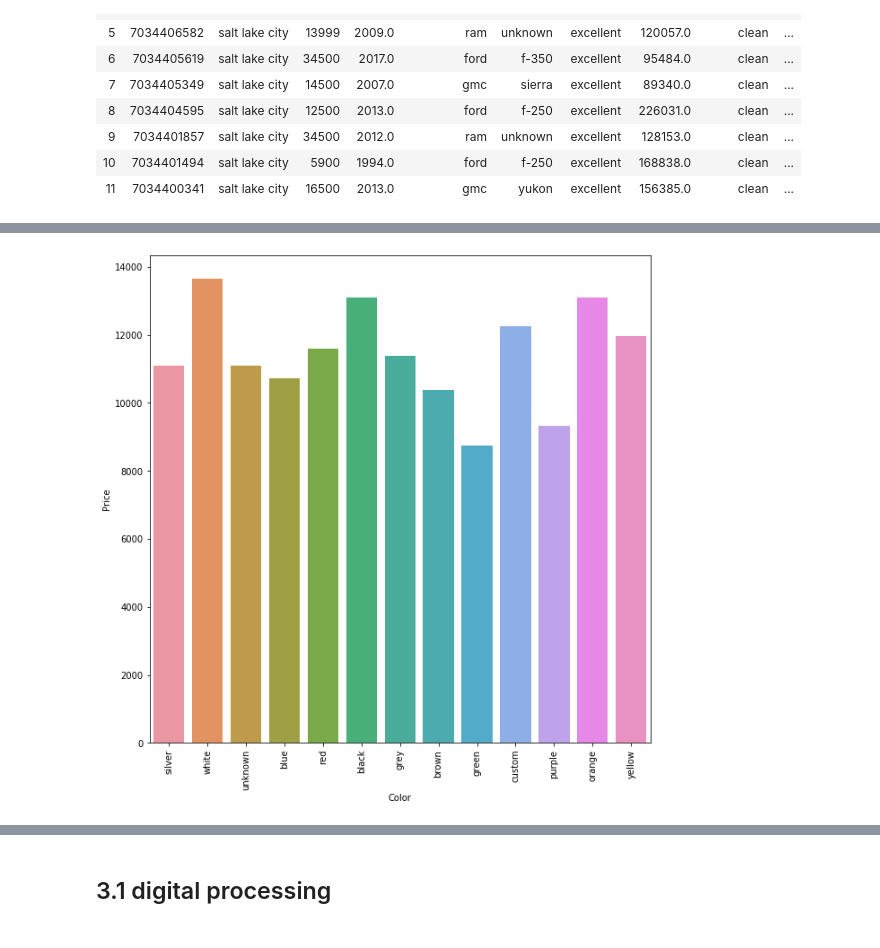
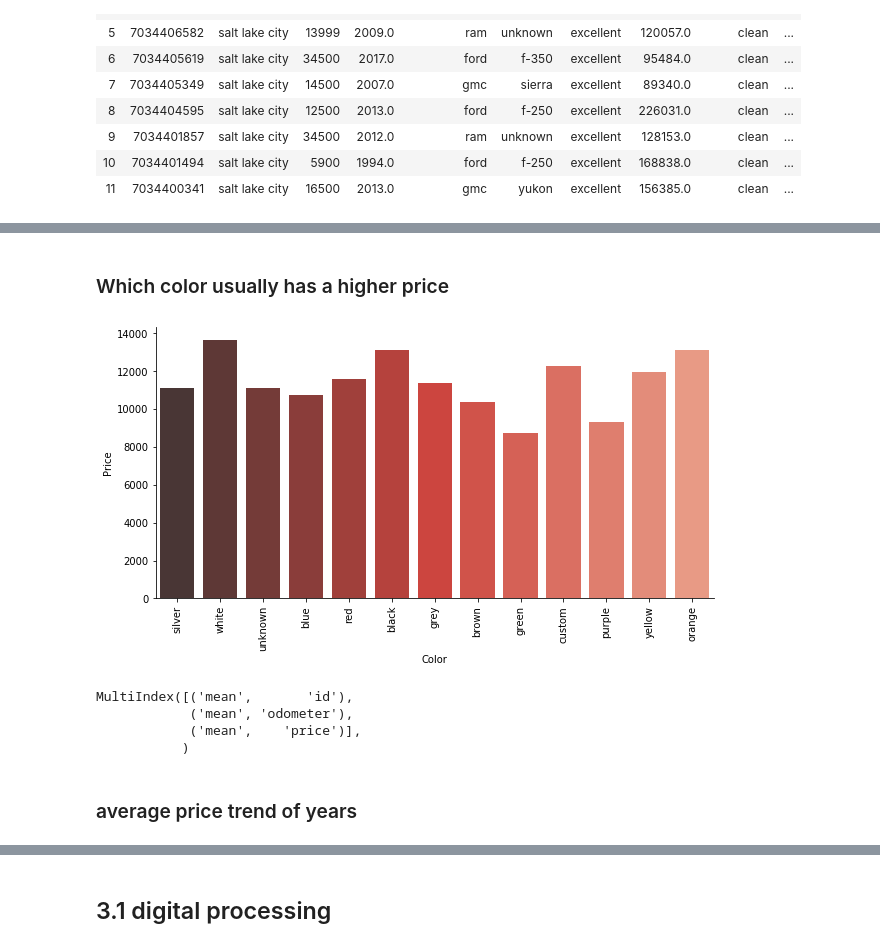
Before and after one commit to fysophia0302/Capstone-Projects-1, a Jupyter notebook: data_usedcar.ipynb, the cells around one changed output, grey strips where cells are left out. Drawn from its saved outputs; the diff is of its cells as text; code cells hidden in the pictures.

```diff
--- a/data_usedcar.ipynb
+++ b/data_usedcar.ipynb
@@ -325,10 +336,24 @@ plt.show()
+# %% [markdown]
+### Which color usually has a higher price
 # %%
 clean_data=clean_data.sort_values(by=['price'],ascending=False)
-plt.figure(figsize=(10,10))
-sns.barplot(x=clean_data.paint_color, y=clean_data.price,ci=None)
+plt.figure(figsize=(10,5))
+sns.barplot(x=clean_data.paint_color, y=clean_data.price,palette='Reds_d',ci=None)
+sns.despine()
 plt.xticks(rotation= 90)
 plt.xlabel('Color')
 plt.ylabel('Price')
 plt.show()
 # %% [output]
-[figure, old version]
+[figure, new version]
+# %%
+year_odometer_price=clean_data.pivot_table(clean_data,index=['year'],aggfunc=[np.mean])
+year_odometer_price.head(10)
+year_odometer_price.columns
+# %% [output]
+MultiIndex([('mean',       'id'),
+            ('mean', 'odometer'),
+            ('mean',    'price')],
+           )
+# %% [markdown]
+### average price trend of years
```
Also changed, not shown: parts of 20 cells of this notebook.
